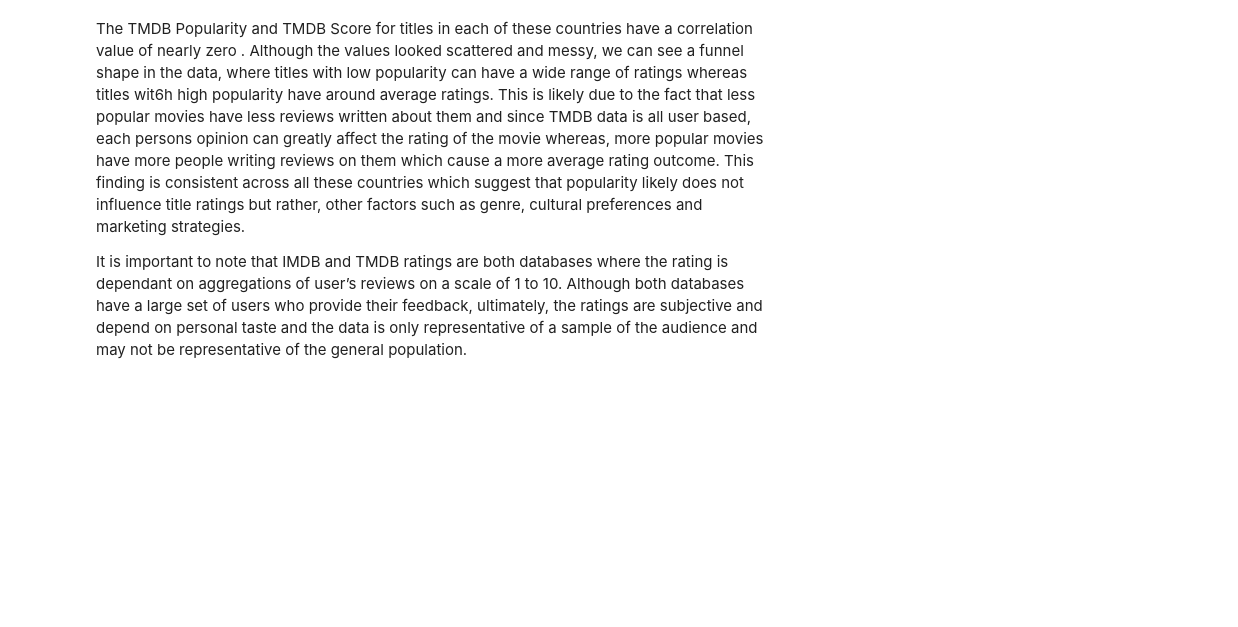
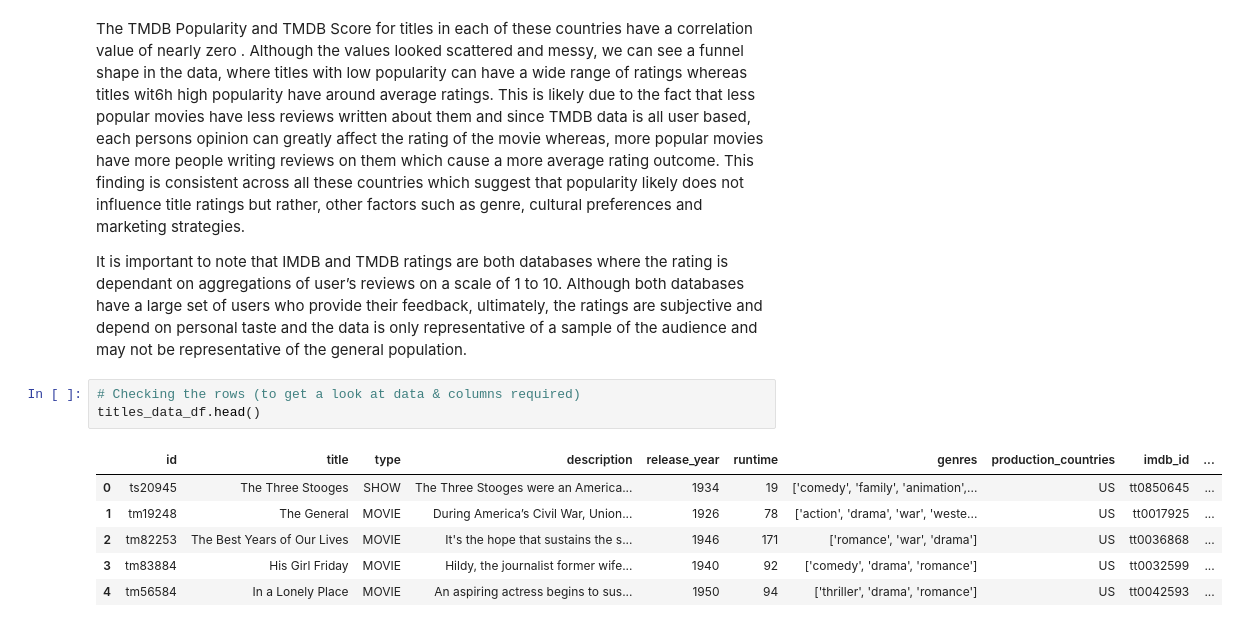
Before and after one commit to jannatulhashi/Amazon_Prime_Project, a Jupyter notebook: Amazon Data.ipynb, the cells around one changed output. Cells and saved outputs as stored; diff of their text form; blank space fills up the shorter version.

```diff
--- a/Amazon Data.ipynb
+++ b/Amazon Data.ipynb
@@ -655,3 +655,13 @@ The correlation between both factors is 0.25 with a p-value of 0.000760741592558
 The TMDB Popularity and TMDB Score for titles in each of these countries have a correlation value of nearly zero . Although the values looked scattered and messy, we can see a funnel shape in the data, where titles with low popularity can have a wide range of ratings whereas titles wit6h high popularity have around average ratings. This is likely due to the fact that less popular movies have less reviews written about them and since TMDB data is all user based, each persons opinion can greatly affect the rating of the movie whereas, more popular movies have more people writing reviews on them which cause a more average rating outcome. This finding is consistent across all these countries which suggest that popularity likely does not influence title ratings but rather, other factors such as genre, cultural preferences and marketing strategies.
 
 It is important to note that IMDB and TMDB ratings are both databases where the rating is dependant on aggregations of user’s reviews on a scale of 1 to 10. Although both databases have a large set of users who provide their feedback, ultimately, the ratings are subjective and depend on personal taste and the data is only representative of a sample of the audience and may not be representative of the general population.
+# %%
+# Checking the rows (to get a look at data & columns required)
+titles_data_df.head()
+# %% [output]
+|  | id | title | type | description | release_year | runtime | genres | production_countries | imdb_id | ... |
+| 0 | ts20945 | The Three Stooges | SHOW | The Three Stooges were an America... | 1934 | 19 | ['comedy', 'family', 'animation',... | US | tt0850645 | ... |
+| 1 | tm19248 | The General | MOVIE | During America’s Civil War, Union... | 1926 | 78 | ['action', 'drama', 'war', 'weste... | US | tt0017925 | ... |
+| 2 | tm82253 | The Best Years of Our Lives | MOVIE | It's the hope that sustains the s... | 1946 | 171 | ['romance', 'war', 'drama'] | US | tt0036868 | ... |
+| 3 | tm83884 | His Girl Friday | MOVIE | Hildy, the journalist former wife... | 1940 | 92 | ['comedy', 'drama', 'romance'] | US | tt0032599 | ... |
+| 4 | tm56584 | In a Lonely Place | MOVIE | An aspiring actress begins to sus... | 1950 | 94 | ['thriller', 'drama', 'romance'] | US | tt0042593 | ... |
```
Also changed, not shown: parts of 2 cells of this notebook, 1 other file.
